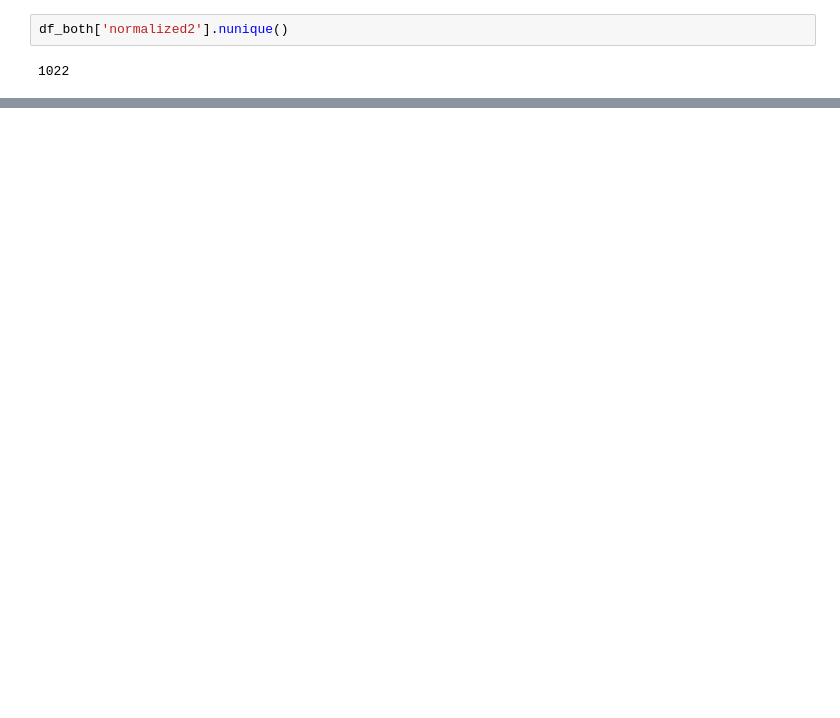
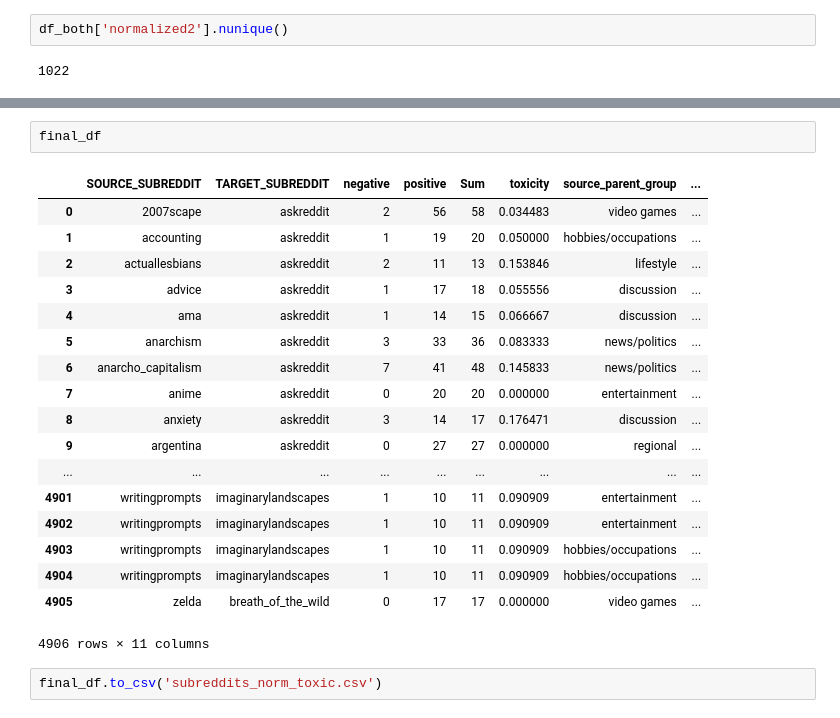
Before and after one commit to rushkock/reddit, a Jupyter notebook: Back-end/Positive_Negative.ipynb, the cells around one changed output, grey strips where cells are left out. Cells and saved outputs as stored; diff of their text form; blank space fills up the shorter version.

```diff
--- a/Back-end/Positive_Negative.ipynb
+++ b/Back-end/Positive_Negative.ipynb
@@ -195,0 +291,23 @@ df_both.groupby('normalized2').count()
+# %%
+final_df
+# %% [output]
+|  | SOURCE_SUBREDDIT | TARGET_SUBREDDIT | negative | positive | Sum | toxicity | source_parent_group | ... |
+| 0 | 2007scape | askreddit | 2 | 56 | 58 | 0.034483 | video games | ... |
+| 1 | accounting | askreddit | 1 | 19 | 20 | 0.050000 | hobbies/occupations | ... |
+| 2 | actuallesbians | askreddit | 2 | 11 | 13 | 0.153846 | lifestyle | ... |
+| 3 | advice | askreddit | 1 | 17 | 18 | 0.055556 | discussion | ... |
+| 4 | ama | askreddit | 1 | 14 | 15 | 0.066667 | discussion | ... |
+| 5 | anarchism | askreddit | 3 | 33 | 36 | 0.083333 | news/politics | ... |
+| 6 | anarcho_capitalism | askreddit | 7 | 41 | 48 | 0.145833 | news/politics | ... |
+| 7 | anime | askreddit | 0 | 20 | 20 | 0.000000 | entertainment | ... |
+| 8 | anxiety | askreddit | 3 | 14 | 17 | 0.176471 | discussion | ... |
+| 9 | argentina | askreddit | 0 | 27 | 27 | 0.000000 | regional | ... |
+| ... | ... | ... | ... | ... | ... | ... | ... | ... |
+| 4901 | writingprompts | imaginarylandscapes | 1 | 10 | 11 | 0.090909 | entertainment | ... |
+| 4902 | writingprompts | imaginarylandscapes | 1 | 10 | 11 | 0.090909 | entertainment | ... |
+| 4903 | writingprompts | imaginarylandscapes | 1 | 10 | 11 | 0.090909 | hobbies/occupations | ... |
+| 4904 | writingprompts | imaginarylandscapes | 1 | 10 | 11 | 0.090909 | hobbies/occupations | ... |
+| 4905 | zelda | breath_of_the_wild | 0 | 17 | 17 | 0.000000 | video games | ... |
+4906 rows × 11 columns
+# %%
+final_df.to_csv('subreddits_norm_toxic.csv')
```
Also changed, not shown: parts of 11 cells of this notebook.
